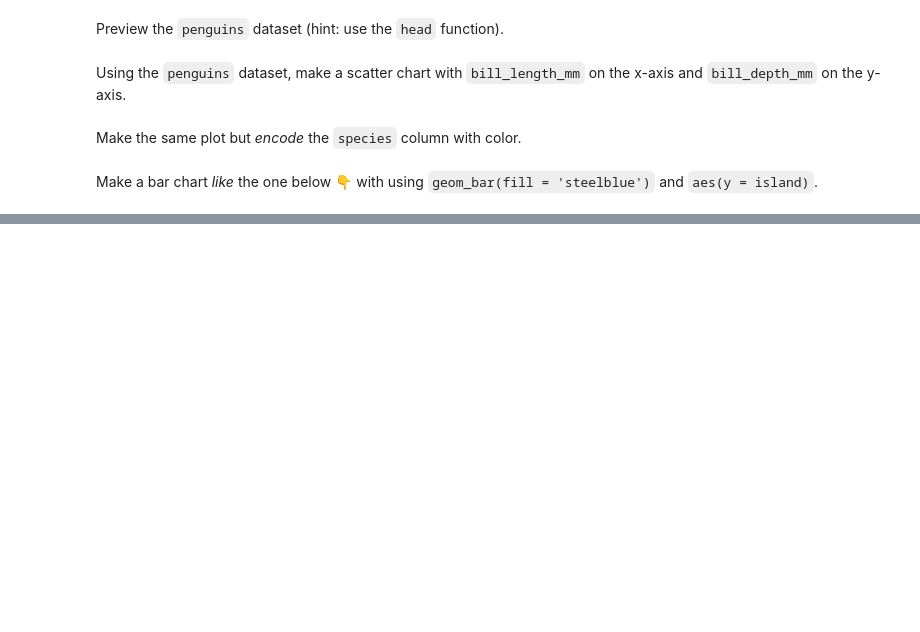
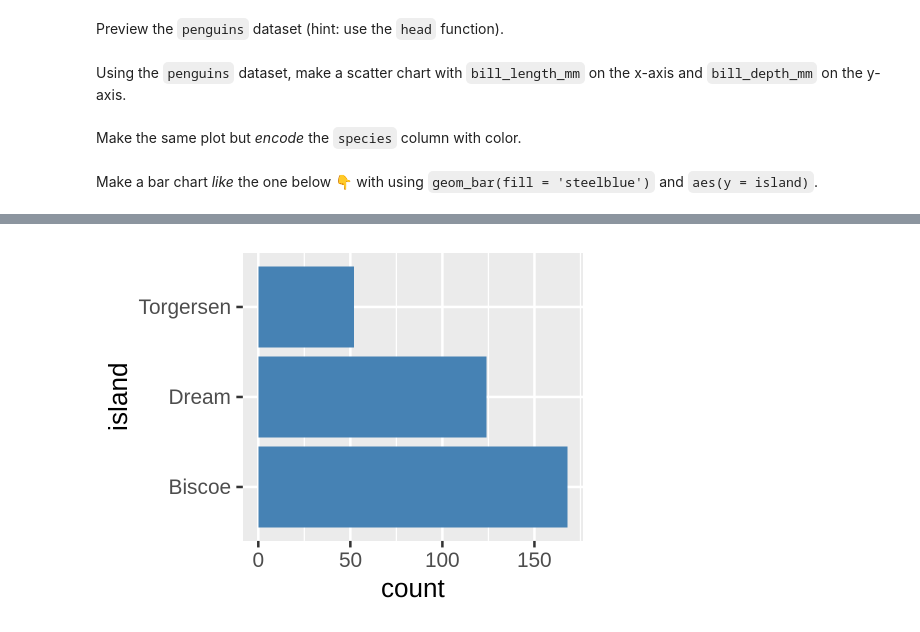
Before and after one commit to chuckpr/BIOS512-example, a Jupyter notebook: 01_BIOS512_assignment.ipynb, the cells around one changed output, grey strips where cells are left out. Saved outputs shown, nothing was run; the diff lists cells and outputs as text; code cells hidden in the pictures; blank space fills up the shorter version.

```diff
--- a/01_BIOS512_assignment.ipynb
+++ b/01_BIOS512_assignment.ipynb
@@ -45,0 +73,10 @@ Make a bar chart *like* the one below 👇 with using `geom_bar(fill = 'steelblu
+# %%
+# Put your bar chart code here
+
+options(repr.plot.res = 250, repr.plot.height = 3, repr.plot.width = 4)
+
+p = ggplot(penguins, aes(y = island)) + geom_bar(fill = 'steelblue') + theme_gray(base_size = 15)
+
+p
+# %% [output]
+[figure, added]
```
Also changed, not shown: parts of 6 cells of this notebook.
